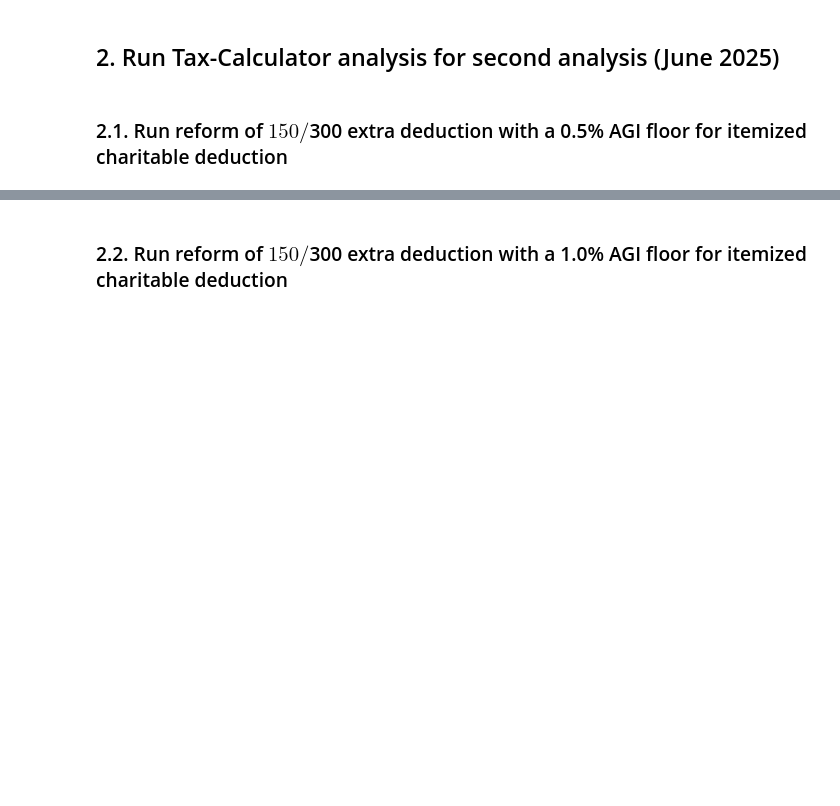
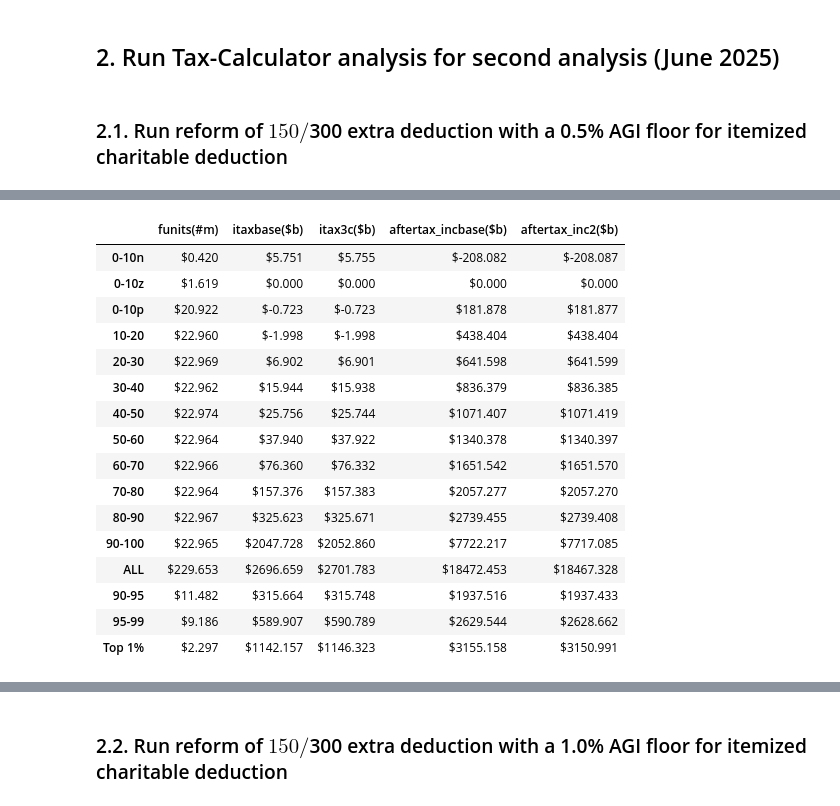
Before and after one commit to OpenSourceEcon/CharitableContrib, a Jupyter notebook: CharitableContrib2.ipynb, the cells around one changed output, grey strips where cells are left out. Saved outputs shown, nothing was run; the diff lists cells and outputs as text; code cells hidden in the pictures; blank space fills up the shorter version.

```diff
--- a/CharitableContrib2.ipynb
+++ b/CharitableContrib2.ipynb
@@ -183,0 +233,42 @@ dtype: float64
+# %%
+# Compute annual revenue for each year in a 10-year budget window
+# Do this for baseline and reforms
+rev_ref3c = {'IIT': {}, 'Payroll': {}, 'Sum': {}}
+for t in range(start_year, end_year+1):
+    tc_base.advance_to_year(t)
+    tc_ref3c.advance_to_year(t)
+    tc_base.calc_all()
+    tc_ref3c.calc_all()
+    rev_ref3c['IIT'][t] = tc_ref3c.weighted_total('iitax')
+    rev_ref3c['Payroll'][t] = tc_ref3c.weighted_total('payrolltax')
+    rev_ref3c['Sum'][t] = rev_ref3c['IIT'][t] + rev_ref3c['Payroll'][t]
+    if t == 2026:
+        # Aggregate diagnostic tables for baseline and reform 3c for 2026.
+        clp_diagnostic_table_base = tc_base.diagnostic_table(1)
+        ref_diagnostic_table_3c = tc_ref3c.diagnostic_table(1)
+        # Income-tax distribution for CYR with CLP and REF results side-by-side.
+        dist_table_base, dist_table3c = tc_base.distribution_tables(
+            tc_ref3c, 'weighted_deciles'
+        )
+        assert isinstance(dist_table_base, pd.DataFrame)
+        assert isinstance(dist_table3c, pd.DataFrame)
+        dist_extract3c = pd.DataFrame()
+        dist_extract3c['funits(#m)'] = dist_table_base['count']
+        dist_extract3c['itaxbase($b)'] = dist_table_base['iitax']
+        dist_extract3c['itax3c($b)'] = dist_table3c['iitax']
+        dist_extract3c['aftertax_incbase($b)'] = dist_table_base['aftertax_income']
+        dist_extract3c['aftertax_inc2($b)'] = dist_table3c['aftertax_income']
+        # Income-tax difference table by expanded-income decile for CYR.
+        diff_table3c = tc_base.difference_table(
+            tc_ref3c, 'weighted_deciles', 'iitax'
+        )
+        assert isinstance(diff_table3c, pd.DataFrame)
+        diff_extract3c = pd.DataFrame()
+        dif_colnames = ['count', 'tot_change', 'mean', 'pc_aftertaxinc']
+        ext_colnames = ['funits(#m)', 'agg_diff($b)', 'mean_diff($)', 'aftertaxinc_diff(%)']
+        for dname, ename in zip(dif_colnames, ext_colnames):
+            diff_extract3c[ename] = diff_table3c[dname]
+        # Plot PCH graph
+        fig3c = tc_base.pch_graph(tc_ref3c)
+        output_notebook()
+        show(fig3c)
@@ -183,0 +320,20 @@ dtype: float64
+# %%
+dist_extract3c
+# %% [output]
+|  | funits(#m) | itaxbase($b) | itax3c($b) | aftertax_incbase($b) | aftertax_inc2($b) |
+| 0-10n | $0.420 | $5.751 | $5.755 | $-208.082 | $-208.087 |
+| 0-10z | $1.619 | $0.000 | $0.000 | $0.000 | $0.000 |
+| 0-10p | $20.922 | $-0.723 | $-0.723 | $181.878 | $181.877 |
+| 10-20 | $22.960 | $-1.998 | $-1.998 | $438.404 | $438.404 |
+| 20-30 | $22.969 | $6.902 | $6.901 | $641.598 | $641.599 |
+| 30-40 | $22.962 | $15.944 | $15.938 | $836.379 | $836.385 |
+| 40-50 | $22.974 | $25.756 | $25.744 | $1071.407 | $1071.419 |
+| 50-60 | $22.964 | $37.940 | $37.922 | $1340.378 | $1340.397 |
+| 60-70 | $22.966 | $76.360 | $76.332 | $1651.542 | $1651.570 |
+| 70-80 | $22.964 | $157.376 | $157.383 | $2057.277 | $2057.270 |
+| 80-90 | $22.967 | $325.623 | $325.671 | $2739.455 | $2739.408 |
+| 90-100 | $22.965 | $2047.728 | $2052.860 | $7722.217 | $7717.085 |
+| ALL | $229.653 | $2696.659 | $2701.783 | $18472.453 | $18467.328 |
+| 90-95 | $11.482 | $315.664 | $315.748 | $1937.516 | $1937.433 |
+| 95-99 | $9.186 | $589.907 | $590.789 | $2629.544 | $2628.662 |
+| Top 1% | $2.297 | $1142.157 | $1146.323 | $3155.158 | $3150.991 |
```
Also changed, not shown: parts of 61 cells of this notebook, 15 other files.
